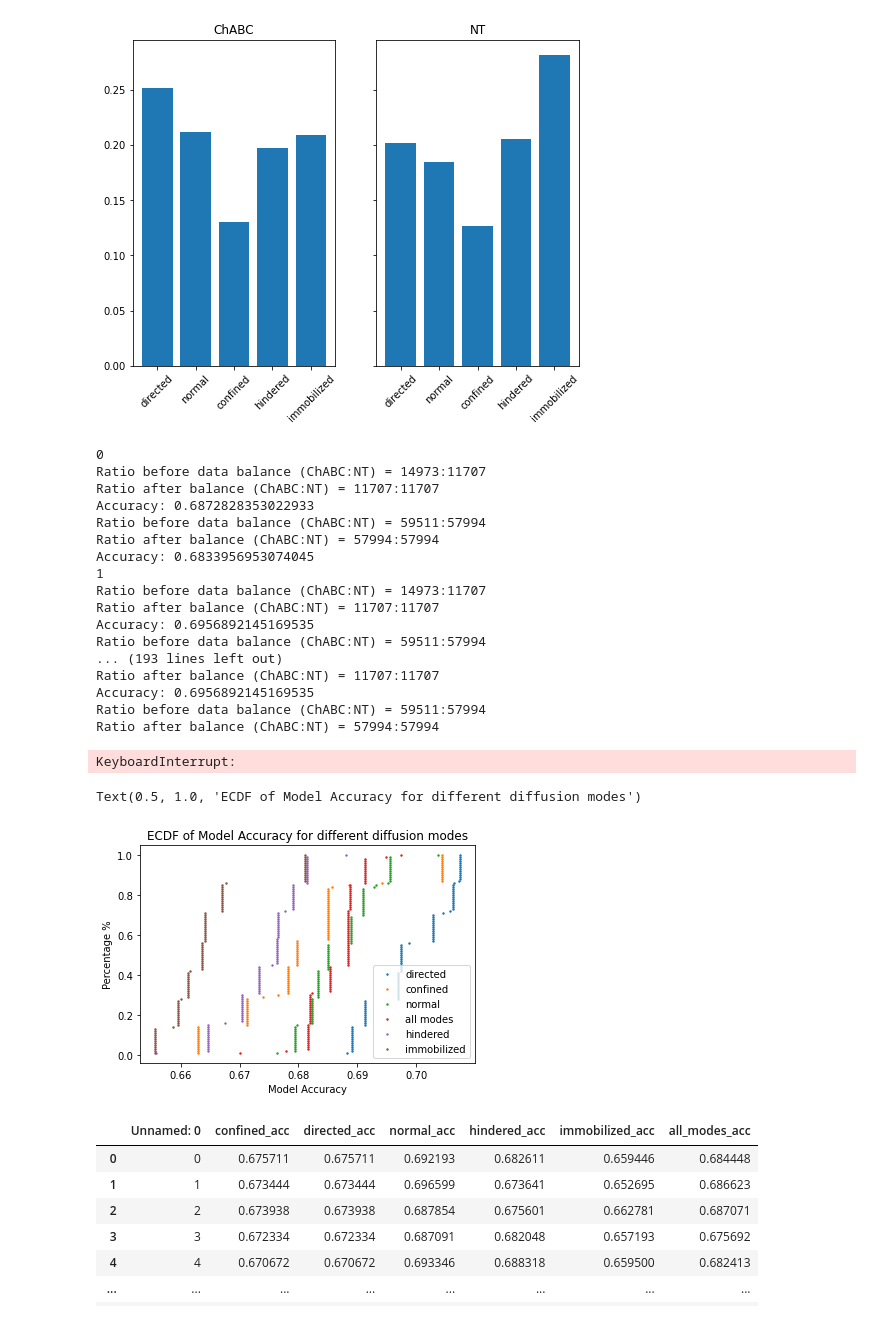
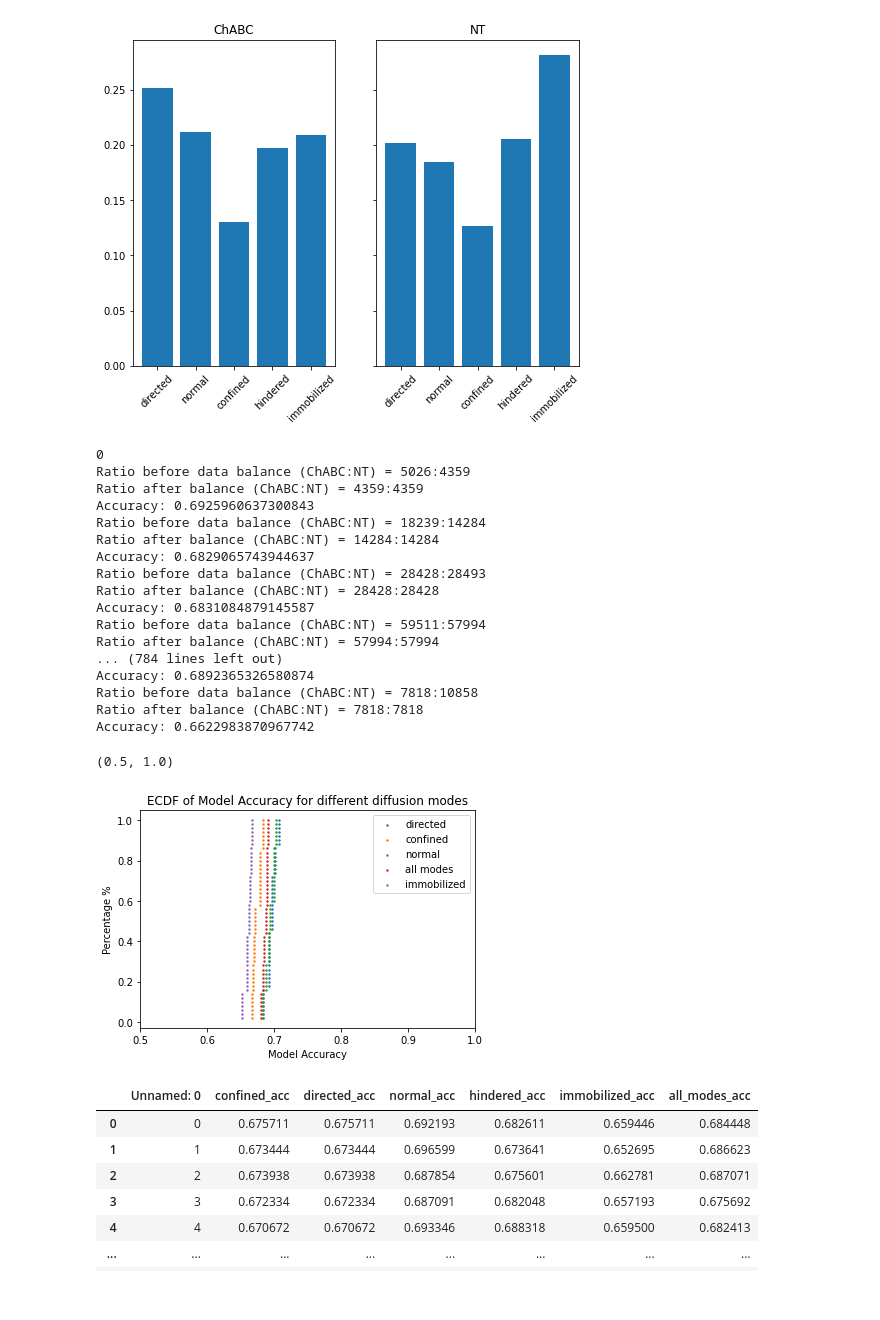
Before and after one commit to Nance-Lab/diff_predictor, a Jupyter notebook: notebooks/diff_mode_analysis.ipynb, the cells around one changed output. Saved outputs shown, nothing was run; the diff lists cells and outputs as text; code cells hidden in the pictures.

```diff
--- a/notebooks/diff_mode_analysis.ipynb
+++ b/notebooks/diff_mode_analysis.ipynb
@@ -272,7 +309,7 @@ def full_preprocess(ecm, balanced=True, target=None):
     dtrain = xgb.DMatrix(X_train[features], label=y_train)
     dtest = xgb.DMatrix(X_test[features], label=y_test)
     dval = xgb.DMatrix(X_val[features], label=y_val)
-    return dtrain, dtest, dval, X_train, y_test
+    return dtrain, dtest, dval, X_train, X_test, y_train, y_test
 # %%
 param = {'max_depth': 3,
          'eta': 0.005,
@@ -869,12 +936,12 @@ FixedFormatter should only be used together with FixedLocator
 FixedFormatter should only be used together with FixedLocator
 [figure]
 # %%
-confined_ecm = ecm[(ecm['alpha'] < 0.75) & (ecm['alpha'] > 0.5)]
-normal_ecm = ecm[(ecm['alpha'] >= 0.75) & (ecm['alpha'] <= 1.25)]
-directed_ecm = ecm[ecm['alpha'] > 1.25]
+confined_ecm = ecm[(ecm['alpha'] < 0.9) & (ecm['alpha'] > 0.1)]
+normal_ecm = ecm[(ecm['alpha'] >= 0.9) & (ecm['alpha'] <= 1.1)]
+directed_ecm = ecm[ecm['alpha'] > 1.1]
 
-hindered_ecm = ecm[(ecm['alpha'] > 0.2) & (ecm['alpha'] <= 0.5)]
-immobilized_ecm = ecm[ecm['alpha'] <= 0.2]
+#hindered_ecm = ecm[(ecm['alpha'] > 0.2) & (ecm['alpha'] <= 0.5)]
+immobilized_ecm = ecm[ecm['alpha'] <= 0.1]
 # %%
 target = 'treatment'
 
@@ -882,73 +949,73 @@ normal_acc_list = []
 confined_acc_list = []
 directed_acc_list = []
 all_acc_list = []
-hindered_acc_list = []
+#hindered_acc_list = []
 immobilized_acc_list = []
-for i in range(100):
+for i in range(50):
     print(i)
-    # dtrain, dtest, dval, y_test= full_preprocess(normal_ecm, balanced=True, target=target)
-    # booster, acc, true_label, preds = predxgboost.train(param, dtrain, dtest, dval, evals=[(dtrain, 'train'), (dval, 'eval')], num_round=200, verbose=False)
-    # normal_acc_list.append(acc)
+    dtrain, dtest, dval, X_train, y_test= full_preprocess(normal_ecm, balanced=True, target=target)
+    booster, acc, true_label, preds = predxgboost.train(param, dtrain, dtest, dval, evals=[(dtrain, 'train'), (dval, 'eval')], num_round=200, verbose=False)
+    normal_acc_list.append(acc)
 
     dtrain, dtest, dval, X_train, y_test= full_preprocess(directed_ecm, balanced=True, target=target)
-    booster, acc, true_label, preds = predxgboost.train(best_param, dtrain, dtest, dval, evals=[(dtrain, 'train'), (dval, 'eval')], num_round=best_boost_rounds, verbose=False)
+    booster, acc, true_label, preds = predxgboost.train(param, dtrain, dtest, dval, evals=[(dtrain, 'train'), (dval, 'eval')], num_round=200, verbose=False)
     directed_acc_list.append(acc)
 
-    # dtrain, dtest, dval, y_test= full_preprocess(confined_ecm, balanced=True, target=target)
-    # booster, acc, true_label, preds = predxgboost.train(param, dtrain, dtest, dval, evals=[(dtrain, 'train'), (dval, 'eval')], num_round=200, verbose=False)
-    # confined_acc_list.append(acc)
+    dtrain, dtest, dval, x_train, y_test= full_preprocess(confined_ecm, balanced=True, target=target)
+    booster, acc, true_label, preds = predxgboost.train(param, dtrain, dtest, dval, evals=[(dtrain, 'train'), (dval, 'eval')], num_round=200, verbose=False)
+    confined_acc_list.append(acc)
 
     dtrain, dtest, dval, X_train, y_test= full_preprocess(ecm, balanced=True, target=target)
-    booster, acc, true_label, preds = predxgboost.train(best_param, dtrain, dtest, dval, evals=[(dtrain, 'train'), (dval, 'eval')], num_round=best_boost_rounds, verbose=False)
+    booster, acc, true_label, preds = predxgboost.train(param, dtrain, dtest, dval, evals=[(dtrain, 'train'), (dval, 'eval')], num_round=200, verbose=False)
     all_acc_list.append(acc)
 
     # dtrain, dtest, dval, y_test= full_preprocess(hindered_ecm, balanced=True, target=target)
     # booster, acc, true_label, preds = predxgboost.train(param, dtrain, dtest, dval, evals=[(dtrain, 'train'), (dval, 'eval')], num_round=200, verbose=False)
     # hindered_acc_list.append(acc)
 
-    # dtrain, dtest, dval, y_test= full_preprocess(immobilized_ecm, balanced=True, target=target)
-    # booster, acc, true_label, preds = predxgboost.train(param, dtrain, dtest, dval, evals=[(dtrain, 'train'), (dval, 'eval')], num_round=200, verbose=False)
-    # immobilized_acc_list.append(acc)
+    dtrain, dtest, dval, x_train, y_test= full_preprocess(immobilized_ecm, balanced=True, target=target)
+    booster, acc, true_label, preds = predxgboost.train(param, dtrain, dtest, dval, evals=[(dtrain, 'train'), (dval, 'eval')], num_round=200, verbose=False)
+    immobilized_acc_list.append(acc)
 # %% [output]
 0
-Ratio before data balance (ChABC:NT) = 14973:11707
-Ratio after balance (ChABC:NT) = 11707:11707
-Accuracy: 0.6872828353022933
+Ratio before data balance (ChABC:NT) = 5026:4359
+Ratio after balance (ChABC:NT) = 4359:4359
+Accuracy: 0.6925960637300843
+Ratio before data balance (ChABC:NT) = 18239:14284
+Ratio after balance (ChABC:NT) = 14284:14284
+Accuracy: 0.6829065743944637
+Ratio before data balance (ChABC:NT) = 28428:28493
+Ratio after balance (ChABC:NT) = 28428:28428
+Accuracy: 0.6831084879145587
 Ratio before data balance (ChABC:NT) = 59511:57994
 Ratio after balance (ChABC:NT) = 57994:57994
-Accuracy: 0.6833956953074045
-1
-Ratio before data balance (ChABC:NT) = 14973:11707
-Ratio after balance (ChABC:NT) = 11707:11707
-Accuracy: 0.6956892145169535
-Ratio before data balance (ChABC:NT) = 59511:57994
-... (193 lines left out)
-Ratio after balance (ChABC:NT) = 11707:11707
-Accuracy: 0.6956892145169535
-Ratio before data balance (ChABC:NT) = 59511:57994
-Ratio after balance (ChABC:NT) = 57994:57994
+... (784 lines left out)
+Accuracy: 0.6892365326580874
+Ratio before data balance (ChABC:NT) = 7818:10858
+Ratio after balance (ChABC:NT) = 7818:7818
+Accuracy: 0.6622983870967742
-KeyboardInterrupt:
 # %%
 plt.figure()
 conf_x, conf_y = ecdf(np.array(confined_acc_list))
 dir_x, dir_y = ecdf(np.array(directed_acc_list))
 norm_x, norm_y = ecdf(np.array(normal_acc_list))
 all_x, all_y = ecdf(np.array(all_acc_list))
-hind_x, hind_y = ecdf(np.array(hindered_acc_list))
+#hind_x, hind_y = ecdf(np.array(hindered_acc_list))
 imm_x, imm_y = ecdf(np.array(immobilized_acc_list))
 plt.scatter(dir_x, dir_y, label='directed', s=2)
 plt.scatter(conf_x, conf_y, label='confined', s=2)
 plt.scatter(norm_x, norm_y, label='normal', s=2)
 plt.scatter(all_x, all_y, label='all modes', s=2)
-plt.scatter(hind_x, hind_y, label='hindered', s=2)
+#plt.scatter(hind_x, hind_y, label='hindered', s=2)
 plt.scatter(imm_x, imm_y, label='immobilized', s=2)
 plt.legend()
 plt.xlabel('Model Accuracy')
 plt.ylabel('Percentage %')
 plt.title('ECDF of Model Accuracy for different diffusion modes')
+plt.xlim([.5, 1])
 # %% [output]
-Text(0.5, 1.0, 'ECDF of Model Accuracy for different diffusion modes')
+(0.5, 1.0)
-[figure, old version]
+[figure, new version]
 # %%
 treatment_dict = {'confined_acc': np.array(confined_acc_list),
                   'directed_acc': np.array(confined_acc_list),
```
Also changed, not shown: parts of 11 cells of this notebook, 3 other files.
